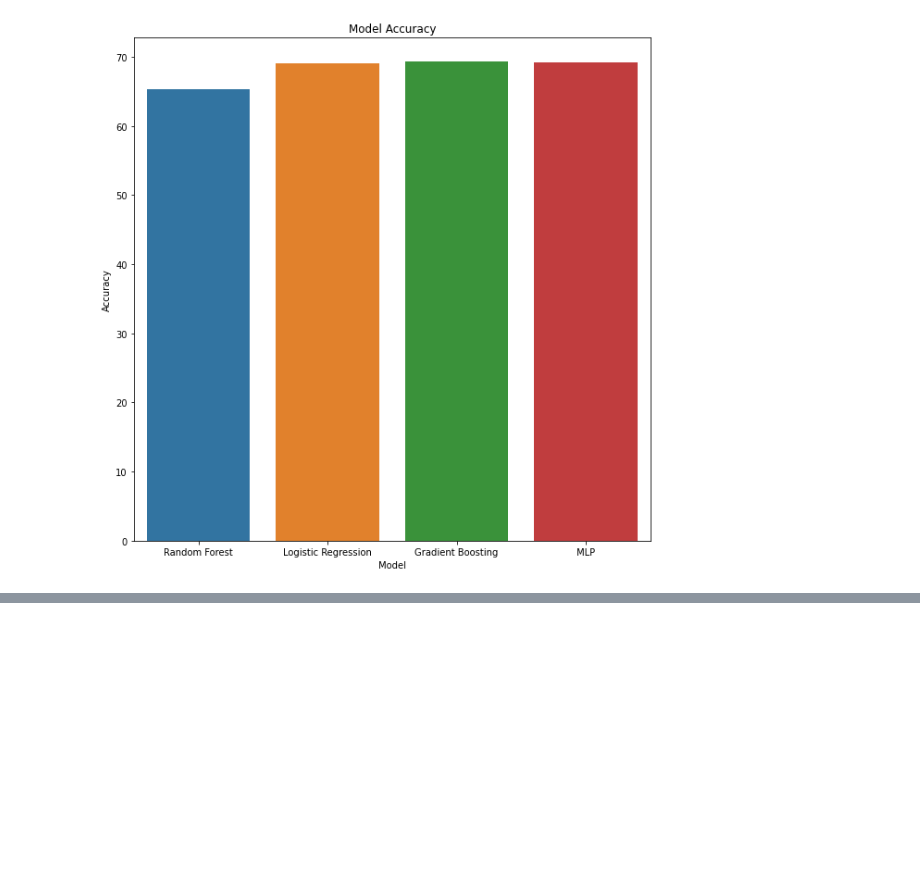
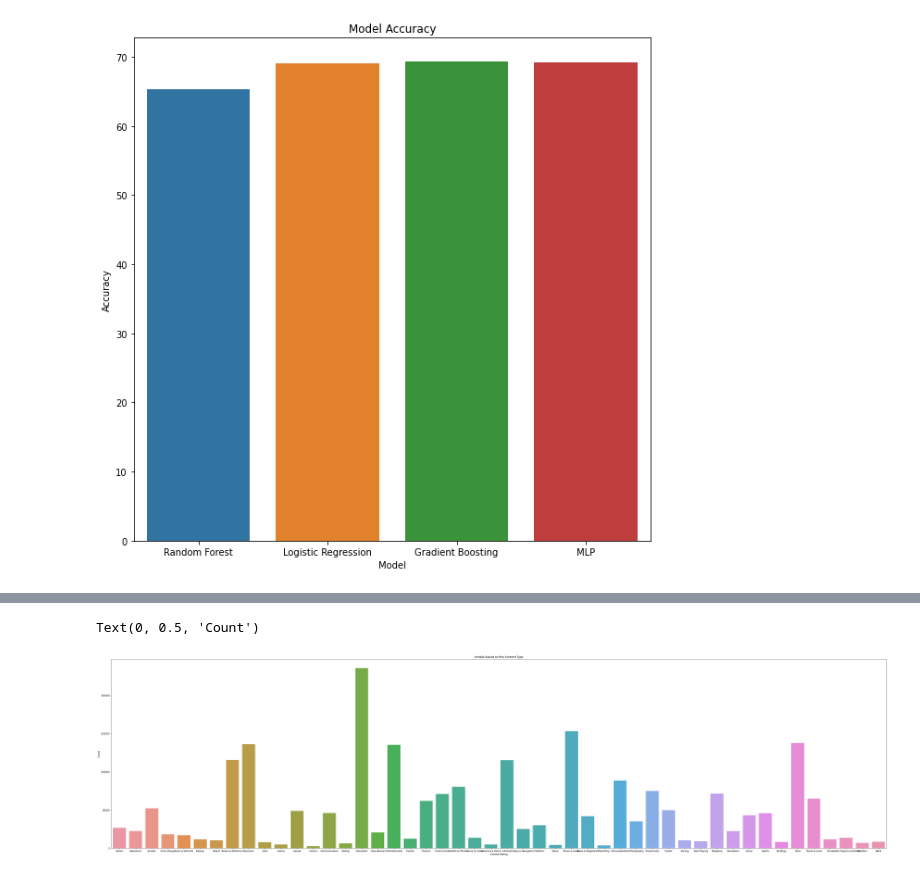
Before and after one commit to mv30/cmpe_255_group_project, a Jupyter notebook: PreProcess_RandomForest.ipynb, the cells around one changed output, grey strips where cells are left out. Cells and saved outputs as stored; diff of their text form; code cells hidden in the pictures; blank space fills up the shorter version.

```diff
--- a/PreProcess_RandomForest.ipynb
+++ b/PreProcess_RandomForest.ipynb
@@ -432,0 +455,10 @@ Text(0, 0.5, 'Accuracy')
+# %%
+CR_install = app_data.groupby(['Category'])['Category'].agg('count')
+plt.figure(figsize=(60,15))
+sns.barplot(CR_install.index, CR_install.values)
+plt.title('Installs based on the Content Type')
+plt.xlabel('Content Rating')
+plt.ylabel('Count')
+# %% [output]
+Text(0, 0.5, 'Count')
+[figure, added]
```
Also changed, not shown: parts of 4 cells of this notebook.
